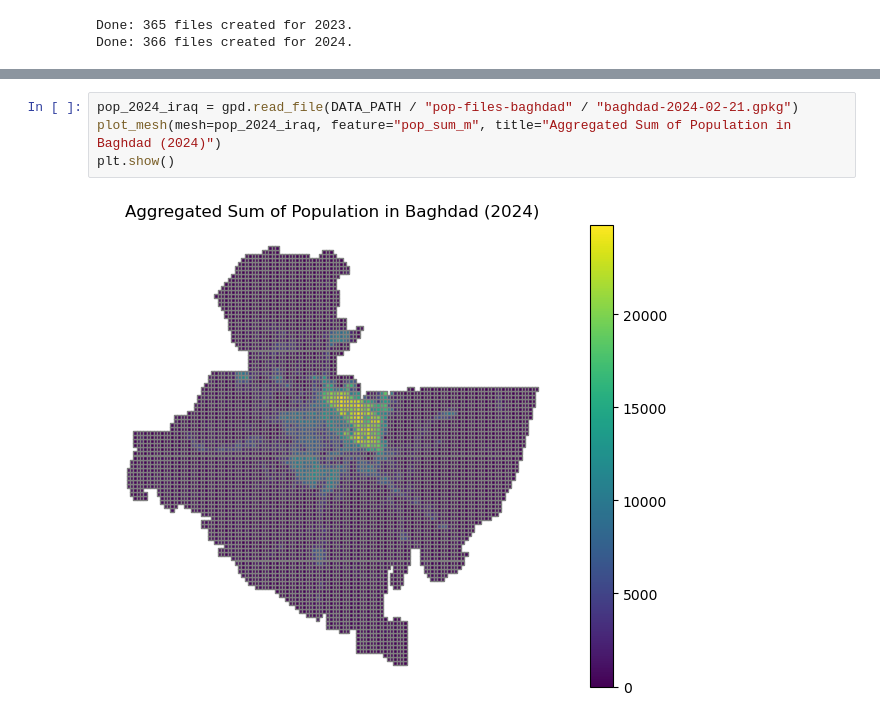
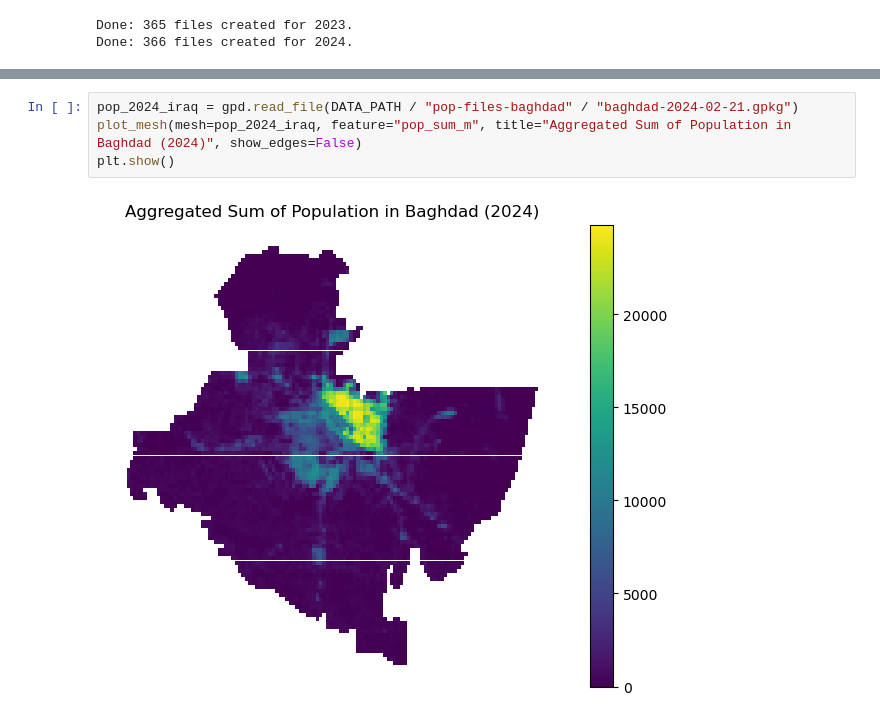
Before and after one commit to yixuan228/air-pollution-mobility-research-project, a Jupyter notebook: notebooks/2_contributing_factors_data_analysis.ipynb, the cells around one changed output, grey strips where cells are left out. Saved outputs shown, nothing was run; the diff lists cells and outputs as text.

```diff
--- a/notebooks/2_contributing_factors_data_analysis.ipynb
+++ b/notebooks/2_contributing_factors_data_analysis.ipynb
@@ -397,6 +403,6 @@ plt.show()
 # %%
 pop_2024_iraq = gpd.read_file(DATA_PATH / "pop-files-baghdad" / "baghdad-2024-02-21.gpkg")
-plot_mesh(mesh=pop_2024_iraq, feature="pop_sum_m", title="Aggregated Sum of Population in Baghdad (2024)")
+plot_mesh(mesh=pop_2024_iraq, feature="pop_sum_m", title="Aggregated Sum of Population in Baghdad (2024)", show_edges=False)
 plt.show()
 # %% [output]
-[figure, old version]
+[figure, new version]
```
Also changed, not shown: parts of 13 cells of this notebook.
